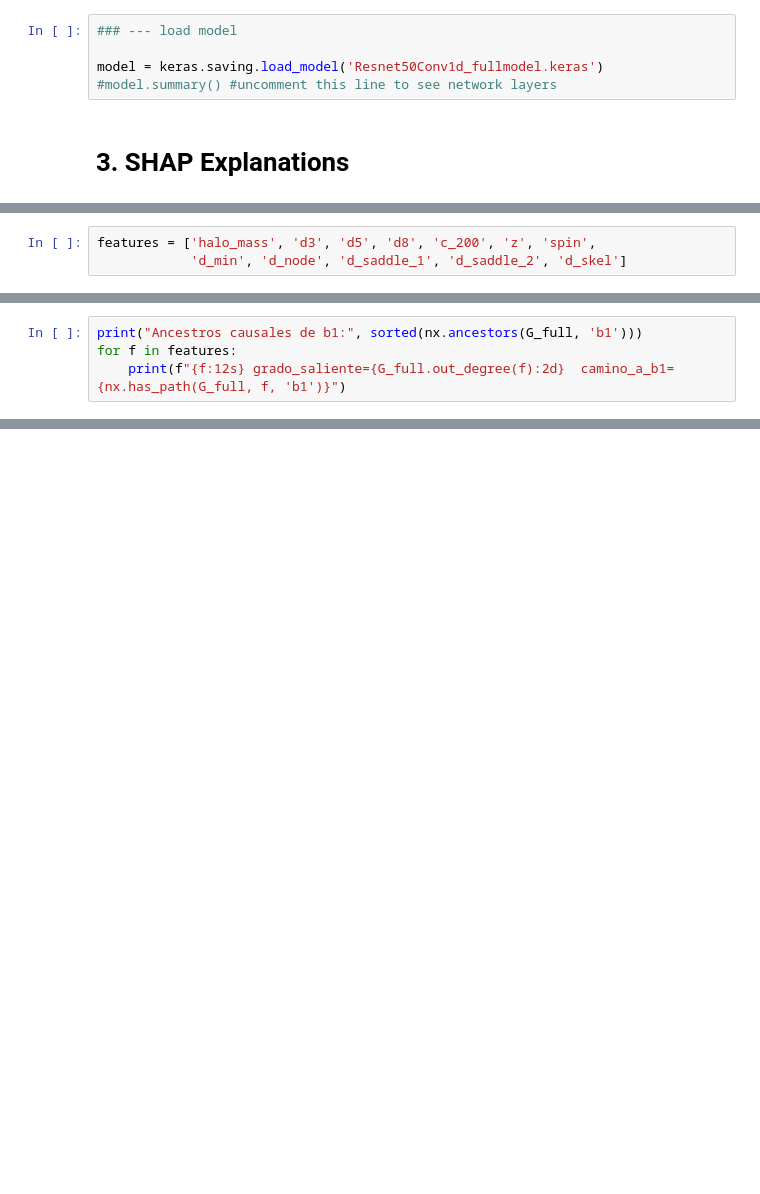
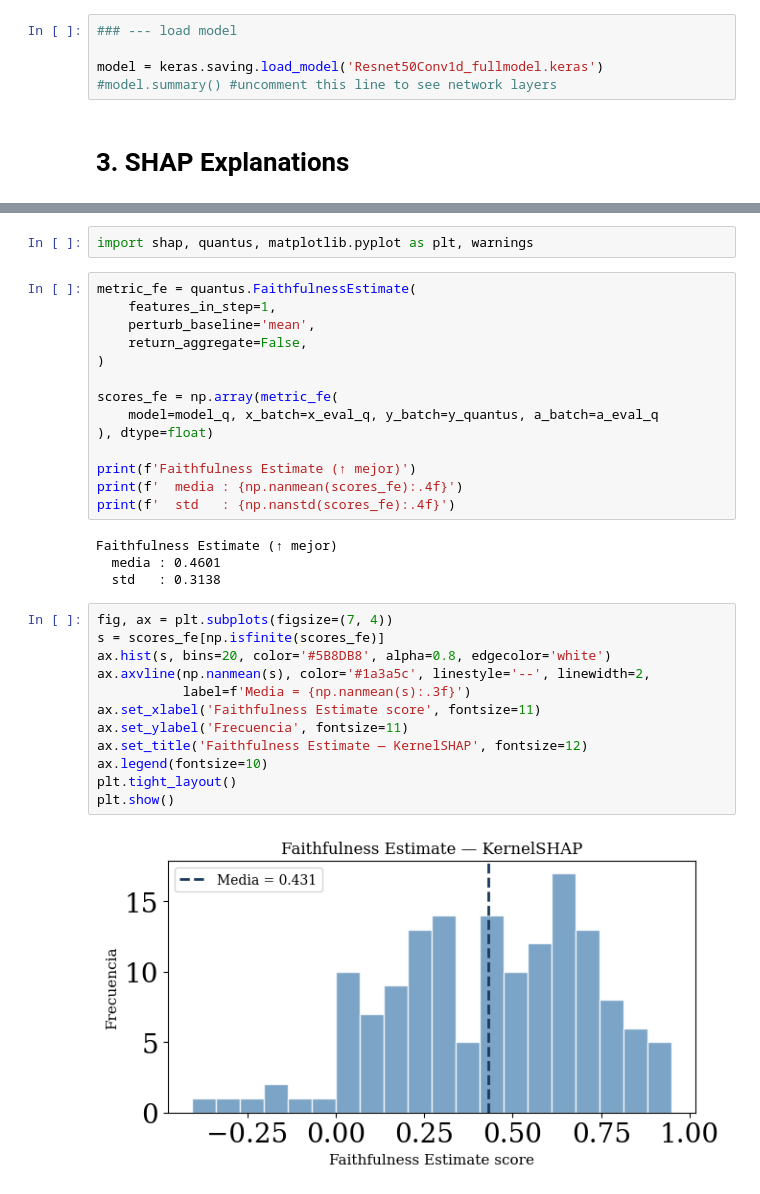
Before and after one commit to CrisCL20/Proyecto-XAI, a Jupyter notebook: notebooks/explanations.ipynb, the cells around one changed output, grey strips where cells are left out. Cells and saved outputs as stored; diff of their text form; blank space fills up the shorter version.

```diff
--- a/notebooks/explanations.ipynb
+++ b/notebooks/explanations.ipynb
@@ -229,3 +231,0 @@ shap.plots._waterfall.waterfall_legacy(
-# %%
-features = ['halo_mass', 'd3', 'd5', 'd8', 'c_200', 'z', 'spin',
-            'd_min', 'd_node', 'd_saddle_1', 'd_saddle_2', 'd_skel']
@@ -303,4 +231,0 @@ KeyboardInterrupt:
-# %%
-print("Ancestros causales de b1:", sorted(nx.ancestors(G_full, 'b1')))
-for f in features:
-    print(f"{f:12s} grado_saliente={G_full.out_degree(f):2d}  camino_a_b1={nx.has_path(G_full, f, 'b1')}")
@@ -482,0 +279,34 @@ $c_{200}$ & 0.010 & $M_{\rm vir}$ & 0 \\
+# %%
+import shap, quantus, matplotlib.pyplot as plt, warnings
+# %%
+metric_fe = quantus.FaithfulnessEstimate(
+    features_in_step=1,
+    perturb_baseline='mean',
+    return_aggregate=False,
+)
+
+scores_fe = np.array(metric_fe(
+    model=model_q, x_batch=x_eval_q, y_batch=y_quantus, a_batch=a_eval_q
+), dtype=float)
+
+print(f'Faithfulness Estimate (↑ mejor)')
+print(f'  media : {np.nanmean(scores_fe):.4f}')
+print(f'  std   : {np.nanstd(scores_fe):.4f}')
+# %% [output]
+Faithfulness Estimate (↑ mejor)
+  media : 0.4601
+  std   : 0.3138
+# %%
+fig, ax = plt.subplots(figsize=(7, 4))
+s = scores_fe[np.isfinite(scores_fe)]
+ax.hist(s, bins=20, color='#5B8DB8', alpha=0.8, edgecolor='white')
+ax.axvline(np.nanmean(s), color='#1a3a5c', linestyle='--', linewidth=2,
+           label=f'Media = {np.nanmean(s):.3f}')
+ax.set_xlabel('Faithfulness Estimate score', fontsize=11)
+ax.set_ylabel('Frecuencia', fontsize=11)
+ax.set_title('Faithfulness Estimate — KernelSHAP', fontsize=12)
+ax.legend(fontsize=10)
+plt.tight_layout()
+plt.show()
+# %% [output]
+[figure, added]
```
Also changed, not shown: parts of 14 cells of this notebook.
